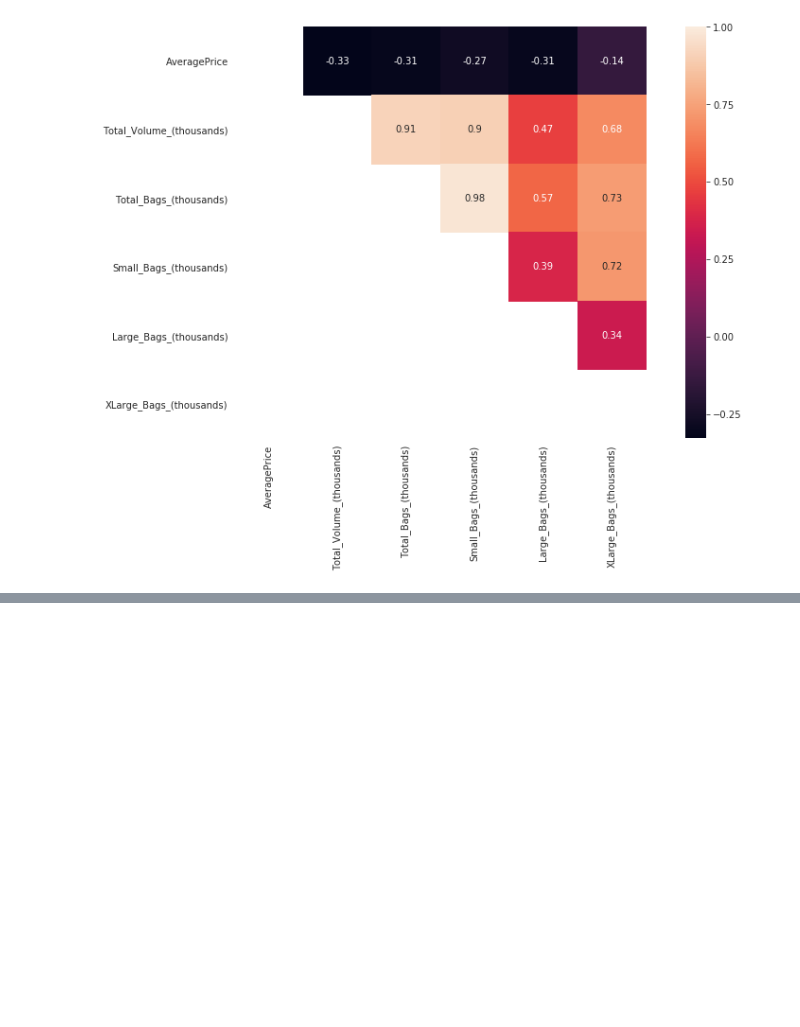
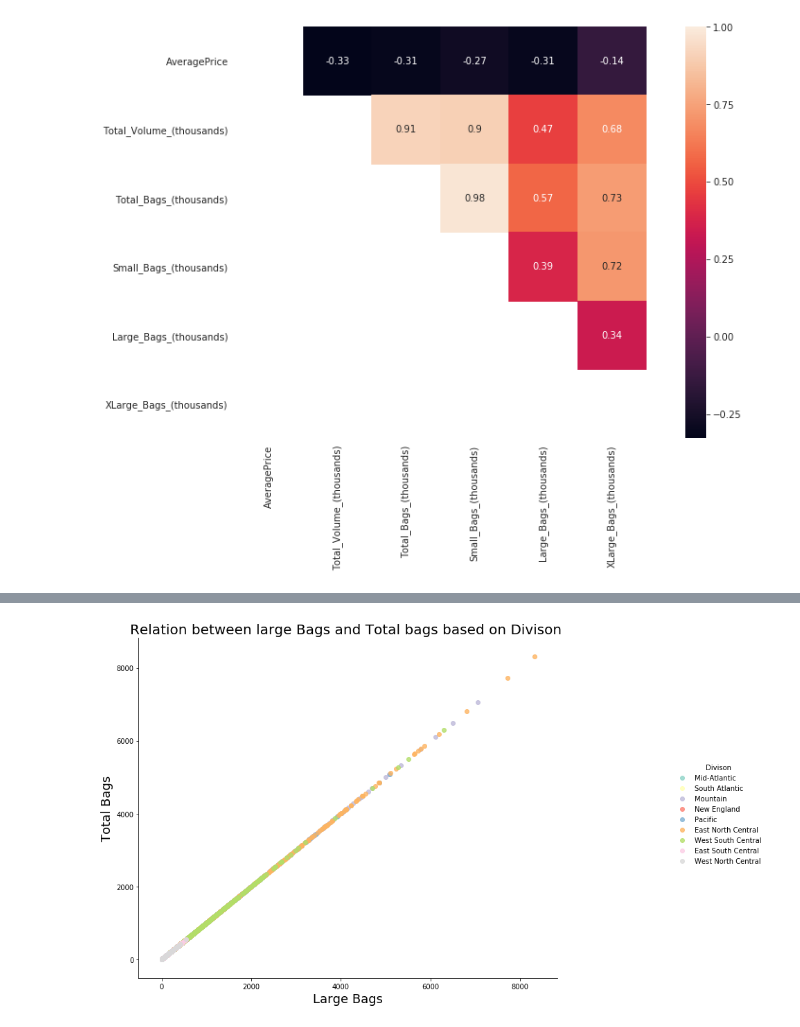
Before and after one commit to anushakodavanti/AvacadoSales_DA, a Jupyter notebook: Latest Avocado.ipynb, the cells around one changed output, grey strips where cells are left out. Cells and saved outputs as stored; diff of their text form; code cells hidden in the pictures; blank space fills up the shorter version.

```diff
--- a/Latest Avocado.ipynb
+++ b/Latest Avocado.ipynb
@@ -164,8 +170,10 @@ plt.show()
 # %%
-g=sns.lmplot( x="Large Bags (thousands)", y="Total Bags (thousands)", data=avocado, fit_reg=False, hue='Divison', legend=True,palette="Set3")
+g=sns.lmplot( x="Large_Bags_(thousands)", y="Large_Bags_(thousands)", data=avocado, fit_reg=False, hue='Divison', legend=True,palette="Set3")
 g.fig.set_size_inches(15,8)
 plt.title('Relation between large Bags and Total bags based on Divison ', size=20)
 plt.xlabel('Large Bags',size=18)
 plt.ylabel('Total Bags',size=18)
 plt.show()
+# %% [output]
+[figure, added]
 # %%
```
Also changed, not shown: parts of 18 cells of this notebook.
